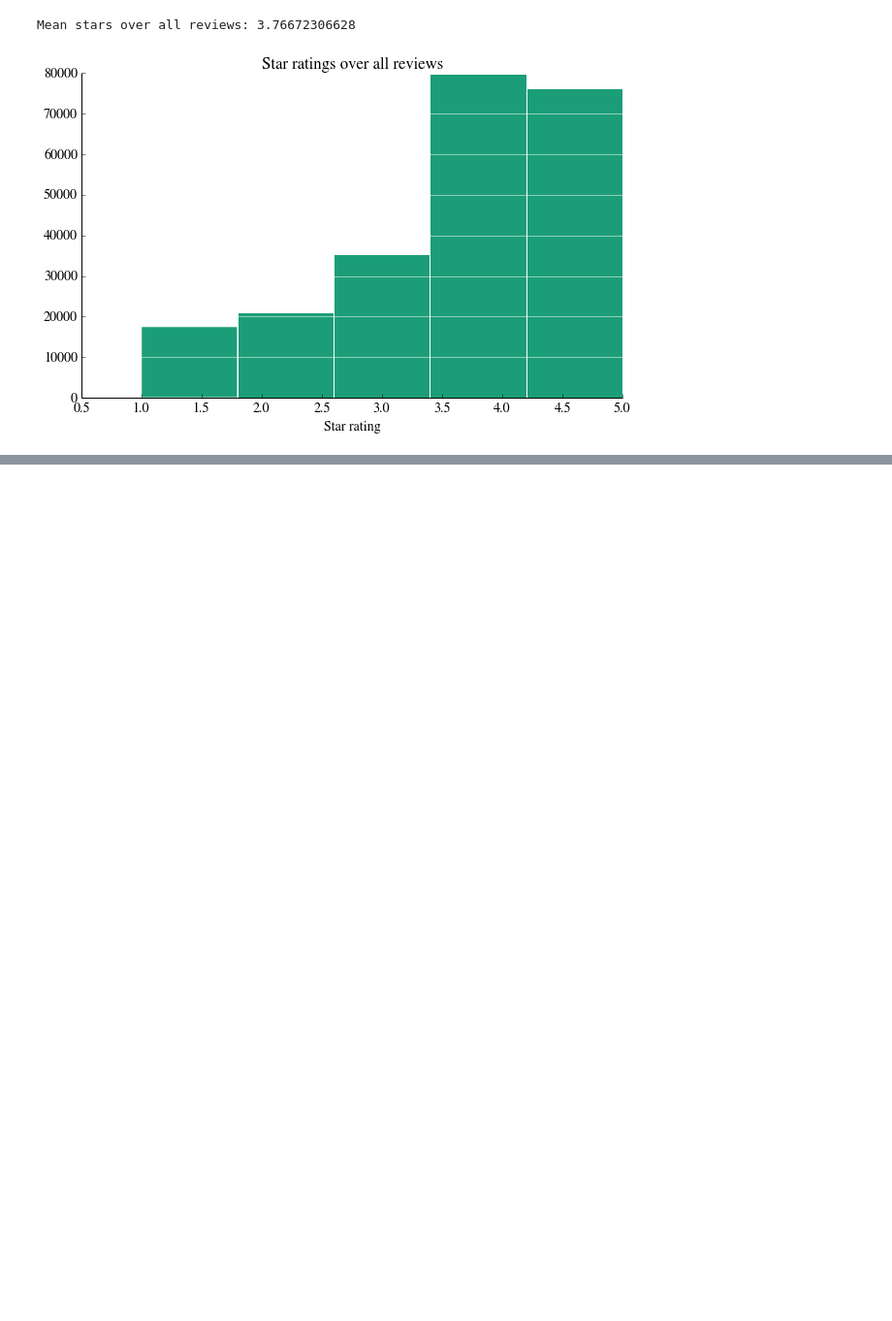
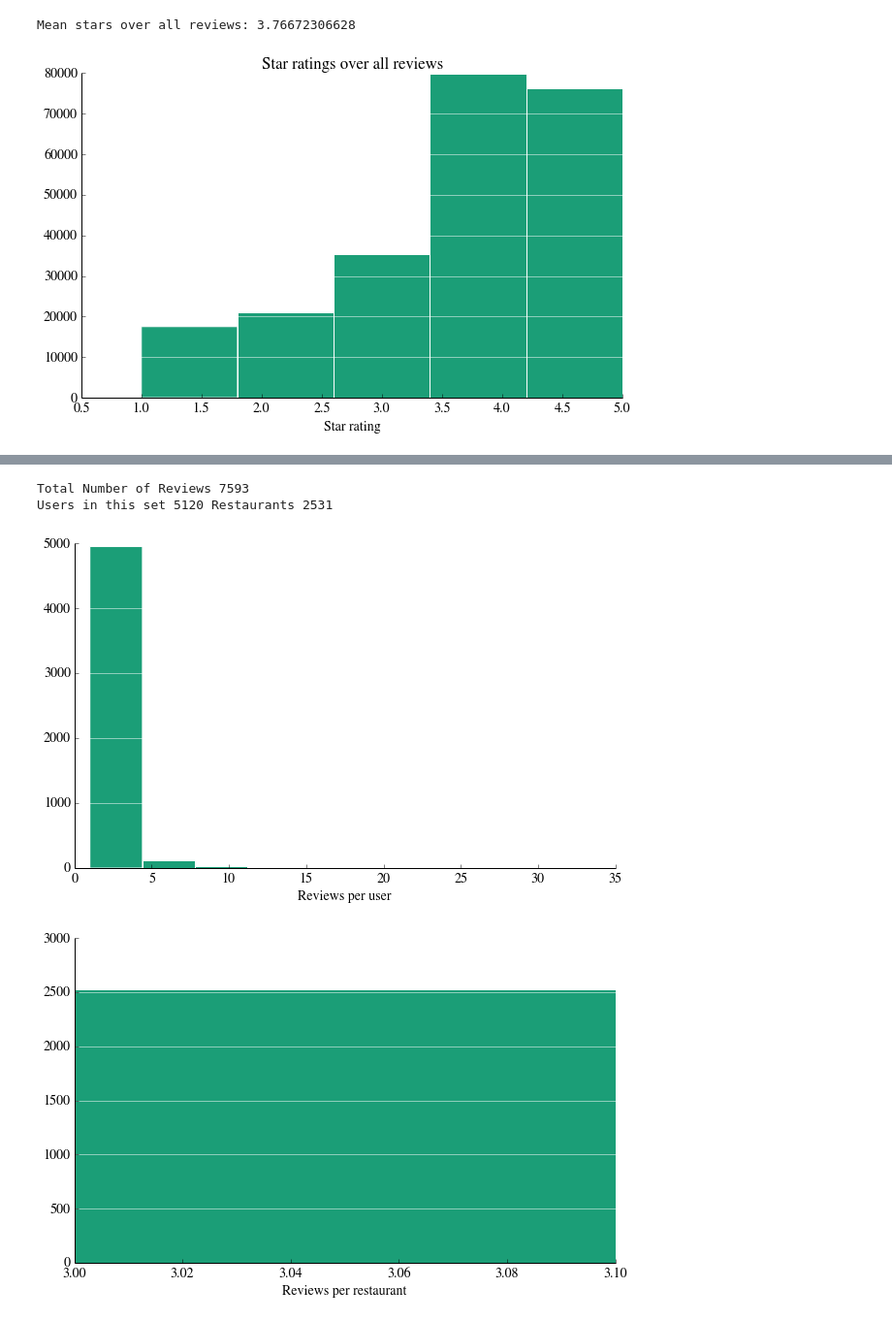
Before and after one commit to s-ramaswamy/CS-229-project, a Jupyter notebook: Visualizations.ipynb, the cells around one changed output, grey strips where cells are left out. Shown: that part at 97% size. Drawn from its saved outputs; the diff is of its cells as text; code cells hidden in the pictures; blank space fills up the shorter version.

```diff
--- a/Visualizations.ipynb
+++ b/Visualizations.ipynb
@@ -188,0 +208,29 @@ array([ 2.,  3.])
+# %%
+# creates a smaller dataframe for users with small reviews and businesses with a small amount of reviews
+# these values are currently the min for the smaller df to work
+user_theshold = 2
+business_theshold = 4
+# smallidf=TrainMatrix[(TrainMatrix.user_review_count < user_theshold) & (TrainMatrix.bus_review_count < business_theshold)]
+smallidf=TrainMatrix[(TrainMatrix.bus_review_count < business_theshold)]
+smalldf=recompute_frame(smallidf)
+# %%
+# Derpy plot
+print "Total Number of Reviews", smalldf.shape[0]
+print "Users in this set", smalldf.user_id.unique().shape[0], "Restaurants",smalldf.business_id.unique().shape[0]
+plt.figure()
+ax=smalldf.groupby('user_id').review_id.count().hist()
+remove_border(ax)
+plt.xlabel("Reviews per user")
+plt.grid(False)
+plt.grid(axis = 'y', color ='white', linestyle='-')
+plt.figure()
+ax=smalldf.groupby('business_id').review_id.count().hist()
+remove_border(ax)
+plt.xlabel("Reviews per restaurant")
+plt.grid(False)
+plt.grid(axis = 'y', color ='white', linestyle='-')
+# %% [output]
+Total Number of Reviews 7593
+Users in this set 5120 Restaurants 2531
+[figure, added]
+[figure, added]
```
Also changed, not shown: parts of 5 cells of this notebook.
